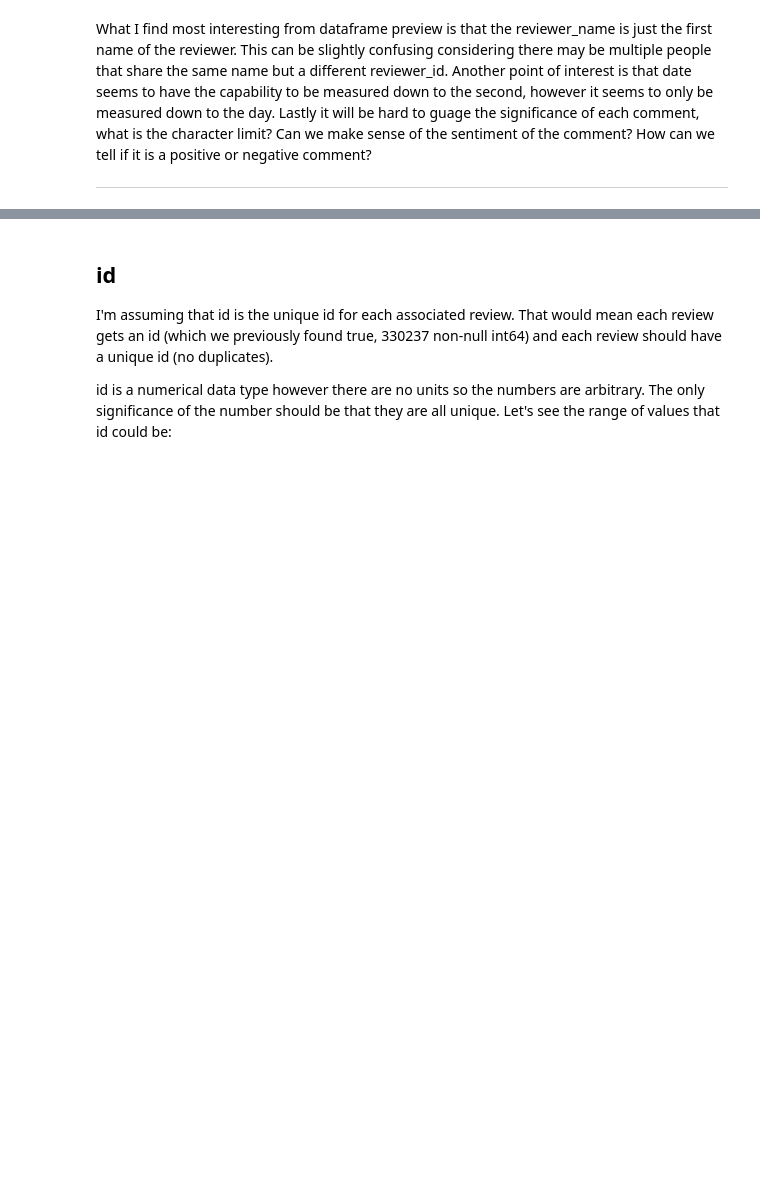
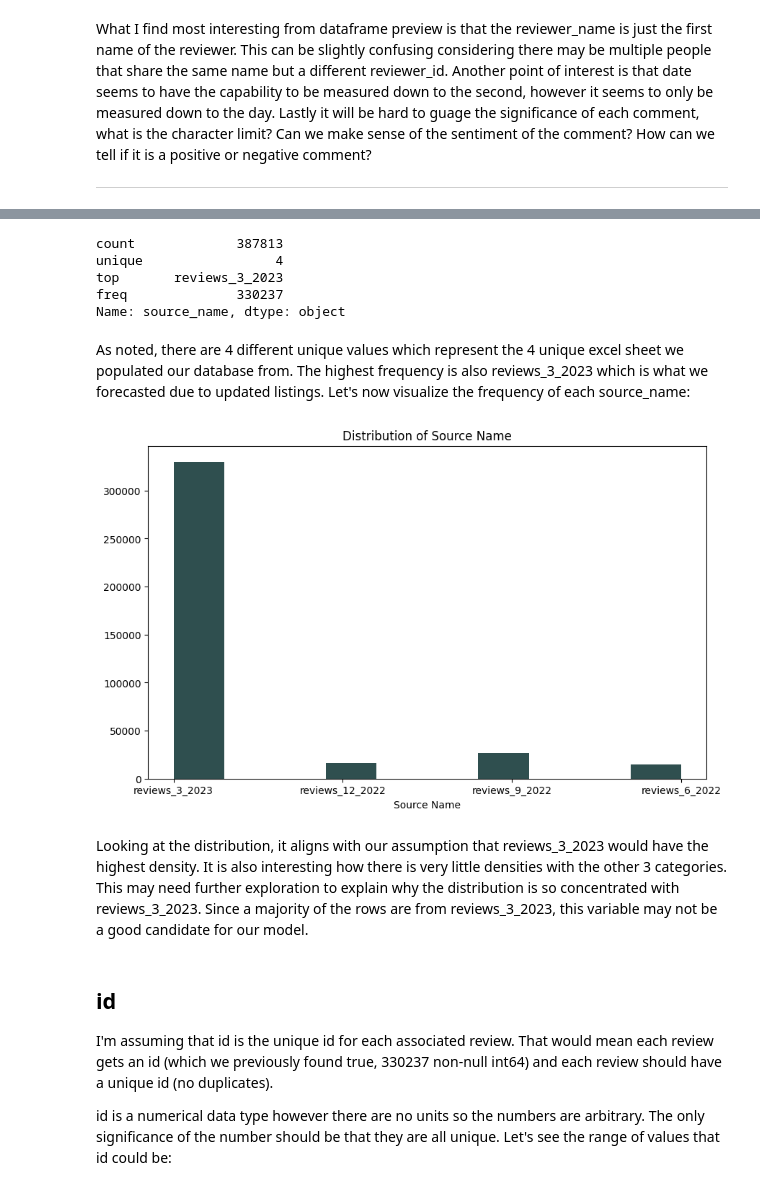
Before and after one commit to ayee6/JHUDataScienceGroup9, a Jupyter notebook: eda_jack.ipynb, the cells around one changed output, grey strips where cells are left out. Saved outputs shown, nothing was run; the diff lists cells and outputs as text; code cells hidden in the pictures; blank space fills up the shorter version.

```diff
--- a/eda_jack.ipynb
+++ b/eda_jack.ipynb
@@ -61,3 +73,27 @@ We'll start our EDA by looking at each variable individually, starting with the
+# %%
+airbnbListings.source_name.describe()
+# %% [output]
+count             387813
+unique                 4
+top       reviews_3_2023
+freq              330237
+Name: source_name, dtype: object
+# %% [markdown]
+As noted, there are 4 different unique values which represent the 4 unique excel sheet we populated our database from. The highest frequency is also reviews_3_2023 which is what we forecasted due to updated listings. Let's now visualize the frequency of each source_name:
+# %%
+figure = plt.figure(figsize=(10, 6))
+
+axes = figure.add_subplot(1, 1, 1)
+axes.hist(airbnbListings.source_name, color="darkslategray")
+axes.set_title("Distribution of Source Name")
+axes.set_xlabel("Source Name")
+
+plt.show()
+plt.close()
+# %% [output]
+[figure, added]
+# %% [markdown]
+Looking at the distribution, it aligns with our assumption that reviews_3_2023 would have the highest density. It is also interesting how there is very little densities with the other 3 categories. This may need further exploration to explain why the distribution is so concentrated with reviews_3_2023. Since a majority of the rows are from reviews_3_2023, this variable may not be a good candidate for our model.
 # %% [markdown]
 ## id
 
```
Also changed, not shown: parts of 64 cells of this notebook.
